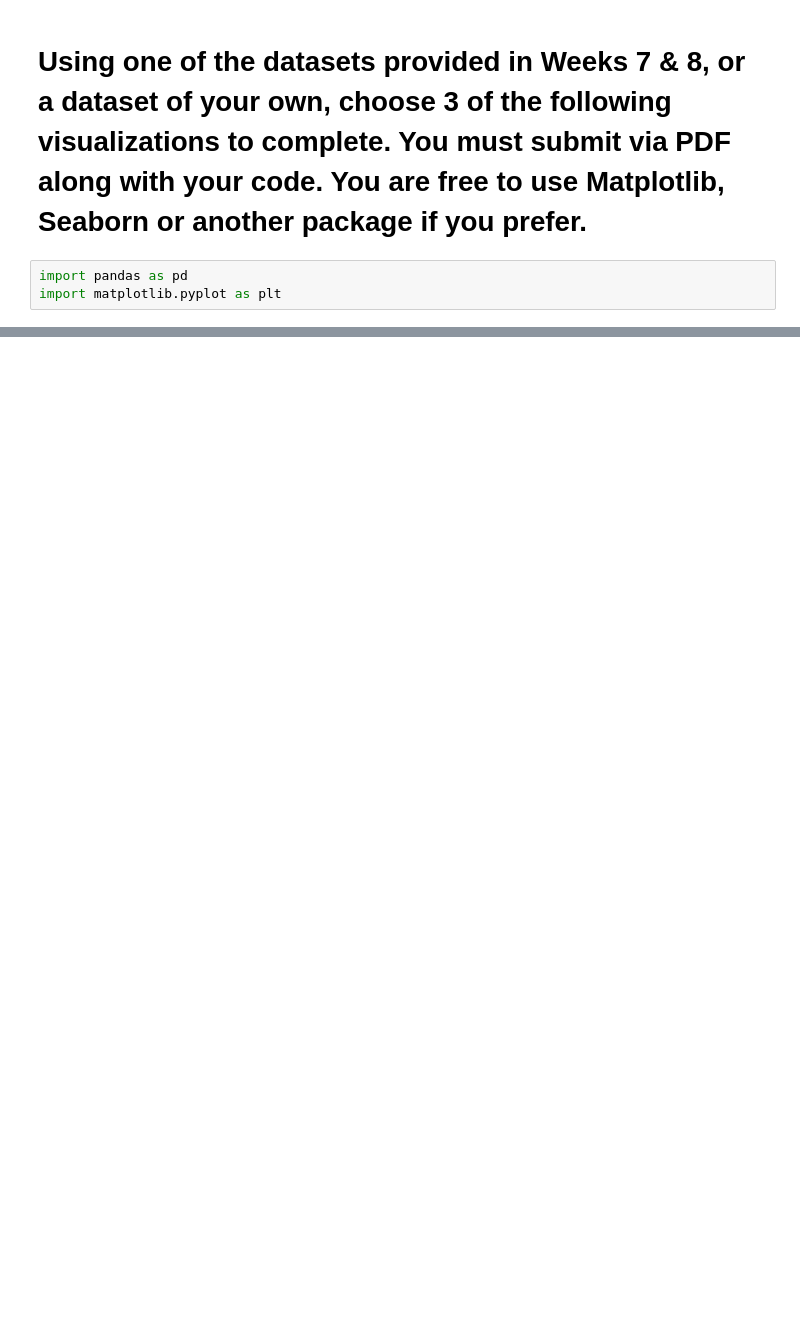
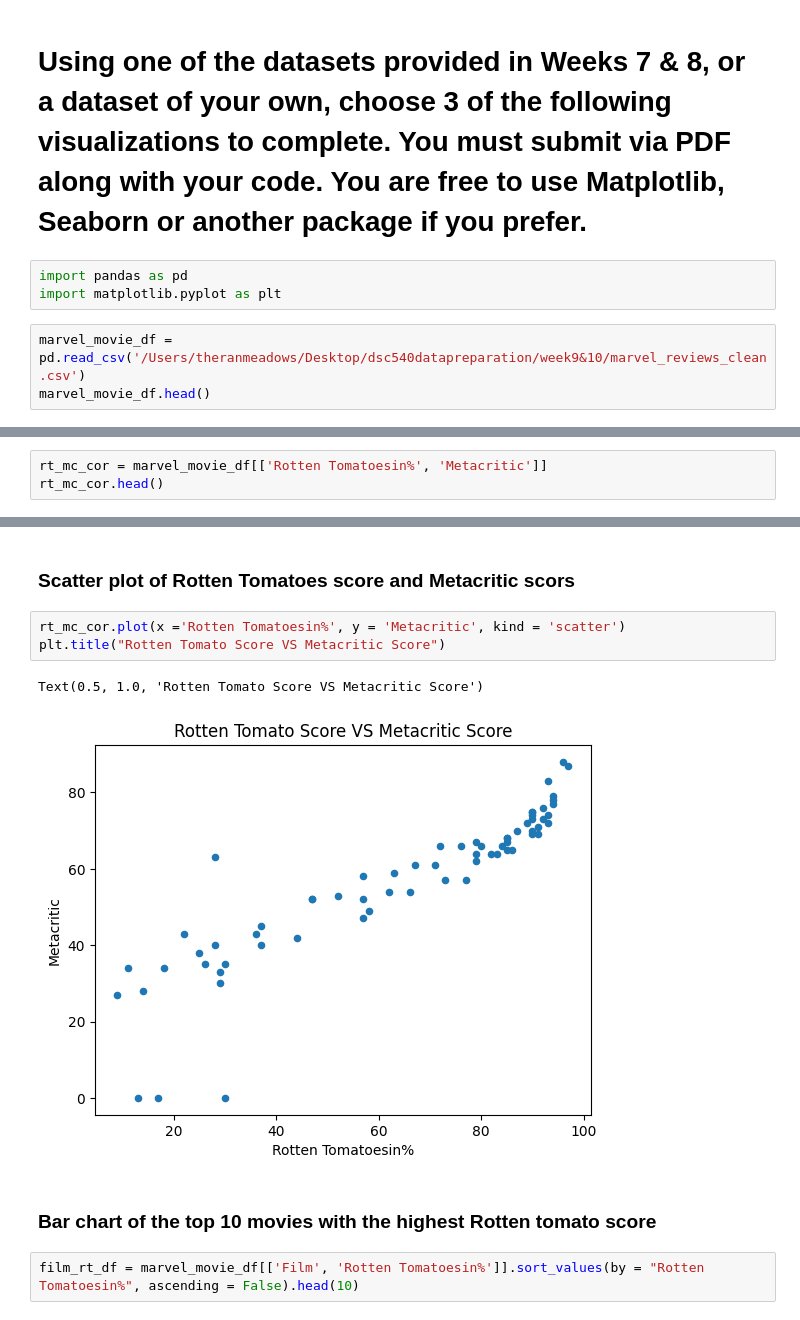
Before and after one commit to Theranmeadows97/dsc540datapreparation, a Jupyter notebook: week9&10/week9&10.ipynb, the cells around one changed output, grey strips where cells are left out. Cells and saved outputs as stored; diff of their text form; blank space fills up the shorter version.

Commit message:
week 9 & 10 complete

```diff
--- a/week9&10/week9&10.ipynb
+++ b/week9&10/week9&10.ipynb
@@ -324,3 +315,6 @@ print(joke)
 # %%
 import pandas as pd
 import matplotlib.pyplot as plt
+# %%
+marvel_movie_df = pd.read_csv('/Users/theranmeadows/Desktop/dsc540datapreparation/week9&10/marvel_reviews_clean.csv')
+marvel_movie_df.head()
@@ -326,0 +328,3 @@ import matplotlib.pyplot as plt
+# %%
+rt_mc_cor = marvel_movie_df[['Rotten Tomatoesin%', 'Metacritic']]
+rt_mc_cor.head()
@@ -326,0 +338,12 @@ import matplotlib.pyplot as plt
+# %% [markdown]
+### Scatter plot of Rotten Tomatoes score and Metacritic scors
+# %%
+rt_mc_cor.plot(x ='Rotten Tomatoesin%', y = 'Metacritic', kind = 'scatter')
+plt.title("Rotten Tomato Score VS Metacritic Score")
+# %% [output]
+Text(0.5, 1.0, 'Rotten Tomato Score VS Metacritic Score')
+[figure, added]
+# %% [markdown]
+### Bar chart of the top 10 movies with the highest Rotten tomato score
+# %%
+film_rt_df = marvel_movie_df[['Film', 'Rotten Tomatoesin%']].sort_values(by = "Rotten Tomatoesin%", ascending = False).head(10)
```
Also changed, not shown: parts of 8 cells of this notebook, 2 other files.
